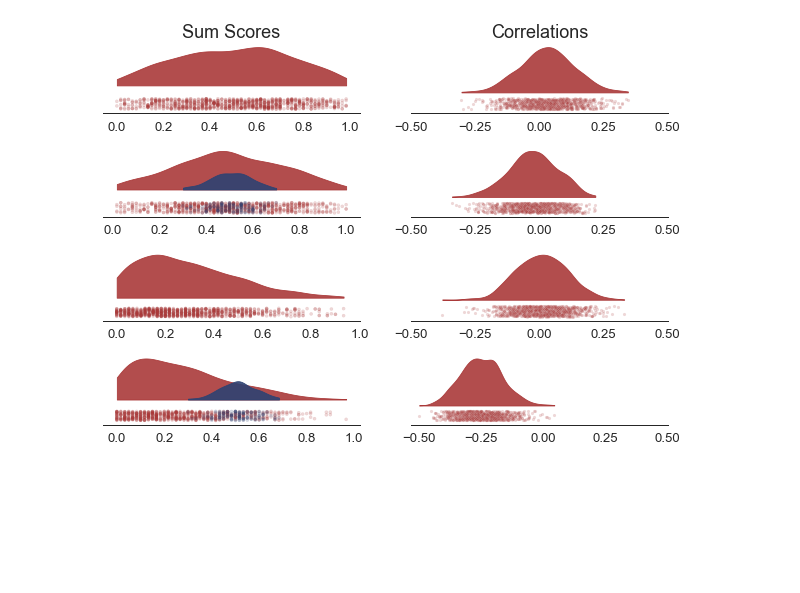
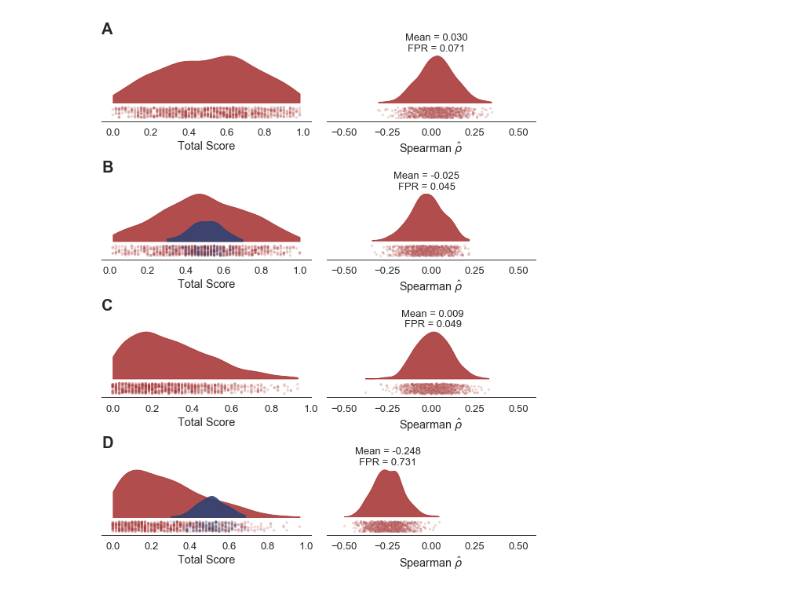
Before and after one commit to nivlab/sciops, a Jupyter notebook: manuscript/figure_1.ipynb, the cells around one changed output. Saved outputs shown, nothing was run; the diff lists cells and outputs as text; code cells hidden in the pictures; blank space fills up the shorter version.

Commit message:
figure 1 cleanup

```diff
--- a/manuscript/figure_1.ipynb
+++ b/manuscript/figure_1.ipynb
@@ -127,35 +127,74 @@ corr = concat(corr)
 # %%
-fig, axes = plt.subplots(4,2,figsize=(8,7))
-score['y'] = np.random.uniform(-0.9,-0.5,score.shape[0])
-corr['y'] = np.random.uniform(-1.4,-0.5,score.shape[0])
+## Initialize canvas.
+fig, axes = plt.subplots(4,2,figsize=(8,10))
 
-for i in range(4):
+## Define plotting parameters.
+max_scale = 1.33
+min_scale = 5.00
+
+for i, panel in enumerate(['A','B','C','D']):
 
     ## Define order / palette.
     if i % 2: order = [1,0]; palette = ['#2E4272','#AA3939']
     else: order = [0]; palette = ['#AA3939']
 
-    ## Plot score distribution.
+    #~~~~~~~~~~~~~~~~~~~~~~~~~~~~~~~~~~~~~~~~~~#
+    ### Distribution plots.
+    #~~~~~~~~~~~~~~~~~~~~~~~~~~~~~~~~~~~~~~~~~~#
+
+    ## Total scores.
     sns.kdeplot(data=score.query(f'cond=={i}'), x='score', hue='pi', hue_order=order,
                 palette=palette, fill=True, cut=0, alpha=0.9, legend=False, ax=axes[i,0])
 
-    ## Plot scores.
-    sns.scatterplot(data=score.query(f'cond=={i}'), x='score', y='y', hue='pi', hue_order=order,
-                    palette=palette, s=10, alpha=0.2, edgecolor=None, legend=False, ax=axes[i,0])
-    axes[i,0].set(xticks=np.linspace(0,1,6), xlabel='', yticks=[], ylabel='')
-    if not i: axes[i,0].set_title('Sum Scores', fontsize=18)
-
-    ## Plot correlation distribution.
+    ## Correlations.
     sns.kdeplot(data=corr.query(f'cond=={i}'), x='rval', color='#AA3939',
                 fill=True, cut=0, alpha=0.9, ax=axes[i,1])
 
-     ## Plot scores.
+    #~~~~~~~~~~~~~~~~~~~~~~~~~~~~~~~~~~~~~~~~~~#
+    ### Point plots.
+    #~~~~~~~~~~~~~~~~~~~~~~~~~~~~~~~~~~~~~~~~~~#
+
+    ## Extract y-scales.
+    y1, y2 = axes[i,0].get_ylim(); y3, y4 = axes[i,1].get_ylim();
+    h1 = y2 - y1; h2 = y4 - y3
+
+    ## Define y-min.
+    if (y1 / h1) > (y3 / h2): y1 = y3 * h1 / h2
+
+    ## Plot scores.
+    score['y'] = np.random.uniform(2*y1, 2*y1 - h1/min_scale, score.shape[0])
+    sns.scatterplot(data=score.query(f'cond=={i}'), x='score', y='y', hue='pi', hue_order=order,
+                    palette=palette, s=10, alpha=0.2, edgecolor=None, legend=False, ax=axes[i,0])
+
+    ## Plot estimates.
+    corr['y'] = np.random.uniform(2*y3, 2*y3 - h2/min_scale, corr.shape[0])
     sns.scatterplot(data=corr.query(f'cond=={i}'), x='rval', y='y', color='#AA3939',
                     s=10, alpha=0.2, legend=False, ax=axes[i,1])
-    axes[i,1].set(xticks=np.linspace(-0.5,0.5,5), xlabel='', yticks=[], ylabel='')
-    if not i: axes[i,1].set_title('Correlations', fontsize=18)
+
+    #~~~~~~~~~~~~~~~~~~~~~~~~~~~~~~~~~~~~~~~~~~#
+    ### Add details.
+    #~~~~~~~~~~~~~~~~~~~~~~~~~~~~~~~~~~~~~~~~~~#
+
+    ## Total score details.
+    axes[i,0].set(xticks=np.linspace(0,1,6), xlabel='Total Score',
+                  yticks=[], ylim=(None, y2*max_scale), ylabel='')
+
+    ## Correlation details.
+    axes[i,1].set(xticks=np.linspace(-0.5,0.5,5), xlim=(-0.6,0.6), xlabel=r'Spearman $\hat{\rho}$',
+                  yticks=[], ylim=(None, y4*max_scale),  ylabel='')
+
+    ## Add panel.
+    axes[i,0].annotate(panel, (0,0), (0,1), 'axes fraction', ha='left', va='bottom',
+                       fontsize=20, fontweight='bold')
+
+    ## Add annotation.
+    mu = corr.query(f'cond=={i}').rval.mean()
+    fpr = (corr.query(f'cond=={i}').pval < 0.05).mean()
+    annot = r'Mean = %0.3f' %mu + '\nFPR = %0.3f' %fpr
+    axes[i,1].annotate(annot, (0,0), (mu, y4), 'data', ha='center', va='bottom',
+                       fontsize=13, fontweight='normal')
 
 sns.despine(left=True)
-plt.subplots_adjust(left=0.01, right=0.99, hspace=0.5, wspace=0.2)
+plt.tight_layout()
 # %% [output]
-[figure, old version]
+[figure, new version]
```
Also changed, not shown: parts of 2 cells of this notebook.
